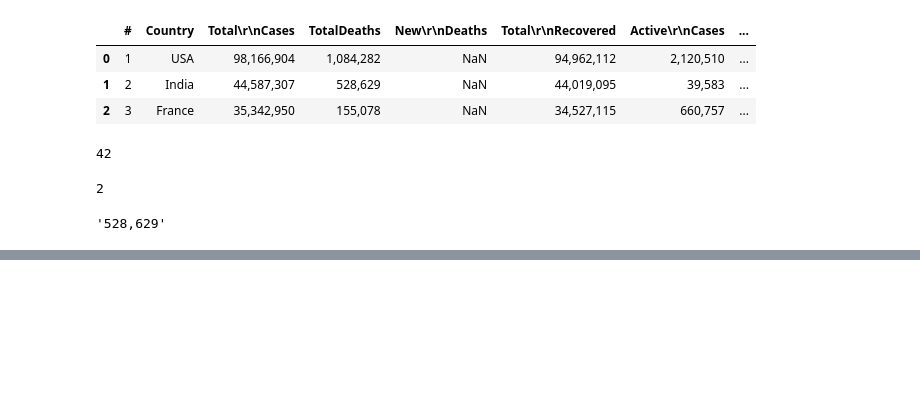
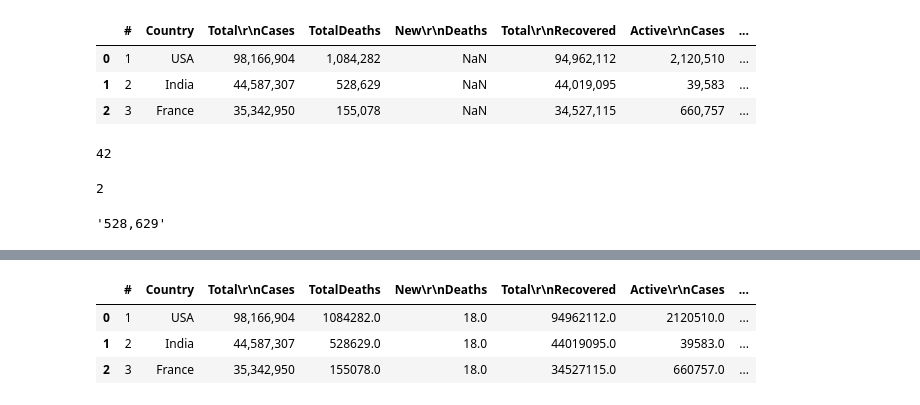
Before and after one commit to tom1236908745/covid-19, a Jupyter notebook: Untitled.ipynb, the cells around one changed output, grey strips where cells are left out. Saved outputs shown, nothing was run; the diff lists cells and outputs as text; code cells hidden in the pictures; blank space fills up the shorter version.

```diff
--- a/Untitled.ipynb
+++ b/Untitled.ipynb
@@ -365,0 +562,68 @@ ValueError: cannot convert float NaN to integer
+# %%
+for i, el in enumerate(train["Active\r\nCases"]):
+
+    if type(el) != str:
+        continue
+    el = el.replace(",","")
+    train.iat[i,6] = int(el)
+
+train["Active\r\nCases"].fillna(train["Active\r\nCases"].mean(), inplace=True)
+
+for i, el in enumerate(train["Serious,\r\nCritical"]):
+    if type(el) == str:
+        el = el.replace(",","")
+        train.iat[i,7] = int(el)
+train["Serious,\r\nCritical"].fillna(train["Serious,\r\nCritical"].mean(), inplace=True)
+
+for i, el in enumerate(train["Tot Cases/\r\n1M pop"]):
+
+    if type(el) != str:
+        continue
+    el = el.replace(",","")
+    train.iat[i,8] = int(el)
+
+train["Tot Cases/\r\n1M pop"].fillna(train["Tot Cases/\r\n1M pop"].mean(), inplace=True)
+
+for i, el in enumerate(train["Deaths/\r\n1M pop"]):
+
+    if type(el) != str:
+        continue
+    el = el.replace(",","")
+    train.iat[i,9] = int(el)
+
+train["Deaths/\r\n1M pop"].fillna(train["Deaths/\r\n1M pop"].mean(), inplace=True)
+
+
+for i, el in enumerate(train["Total\r\nTests"]):
+
+    if type(el) != str:
+        continue
+    el = el.replace(",","")
+    train.iat[i,10] = int(el)
+
+train["Total\r\nTests"].fillna(train["Total\r\nTests"].mean(), inplace=True)
+
+for i, el in enumerate(train["Tests/\r\n1M pop"]):
+
+    if type(el) != str:
+        continue
+    el = el.replace(",","")
+    train.iat[i,11] = int(el)
+
+train["Tests/\r\n1M pop"].fillna(train["Tests/\r\n1M pop"].mean(), inplace=True)
+
+for i, el in enumerate(train["Population"]):
+
+    if type(el) != str:
+        continue
+    el = el.replace(",","")
+    train.iat[i,12] = int(el)
+
+train["Population"].fillna(train["Population"].mean(), inplace=True)
+
+train.head(3)
+# %% [output]
+|  | # | Country | Total\r\nCases | TotalDeaths | New\r\nDeaths | Total\r\nRecovered | Active\r\nCases | ... |
+| 0 | 1 | USA | 98,166,904 | 1084282.0 | 18.0 | 94962112.0 | 2120510.0 | ... |
+| 1 | 2 | India | 44,587,307 | 528629.0 | 18.0 | 44019095.0 | 39583.0 | ... |
+| 2 | 3 | France | 35,342,950 | 155078.0 | 18.0 | 34527115.0 | 660757.0 | ... |
```
Also changed, not shown: parts of 15 cells of this notebook.
